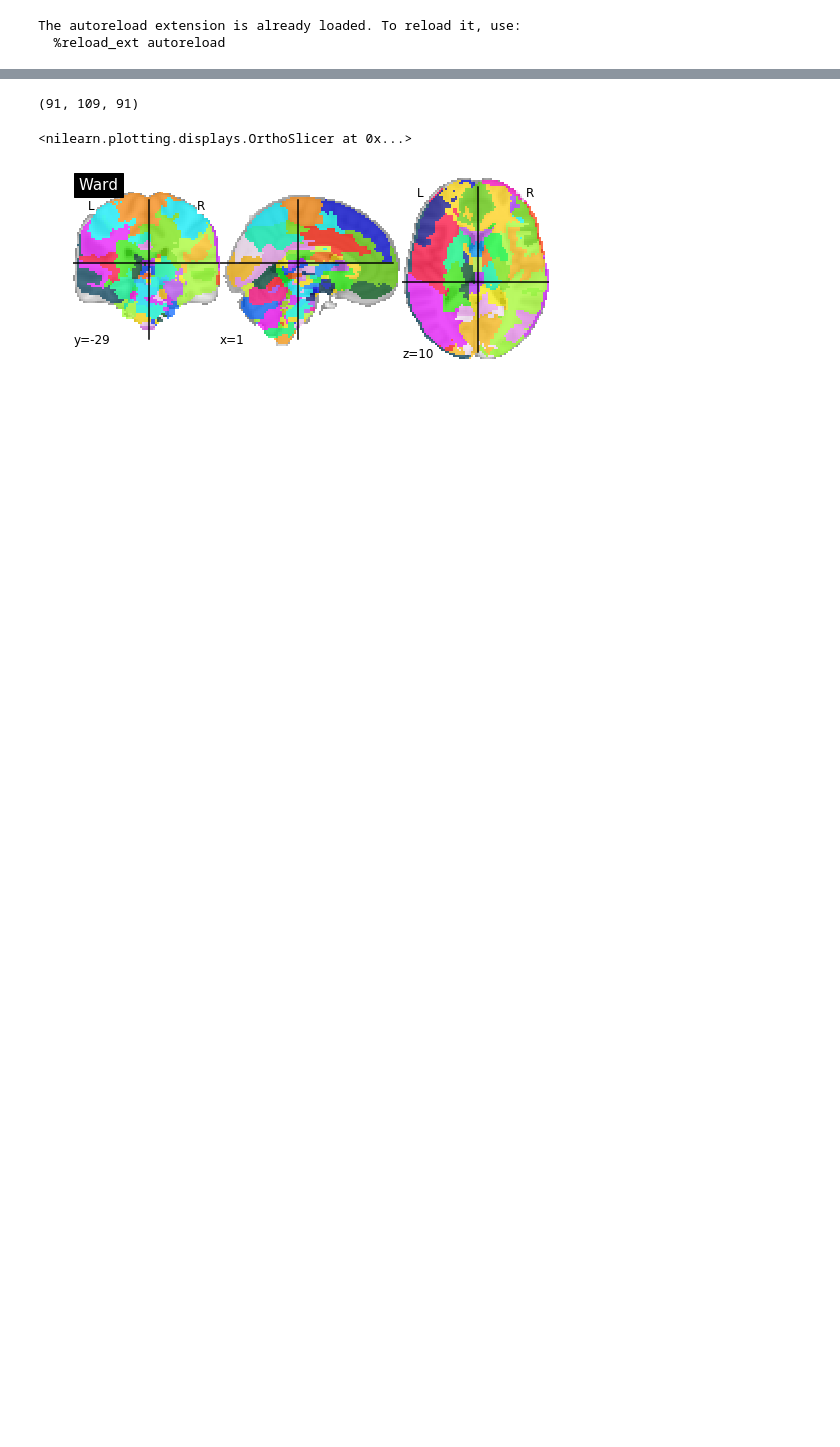
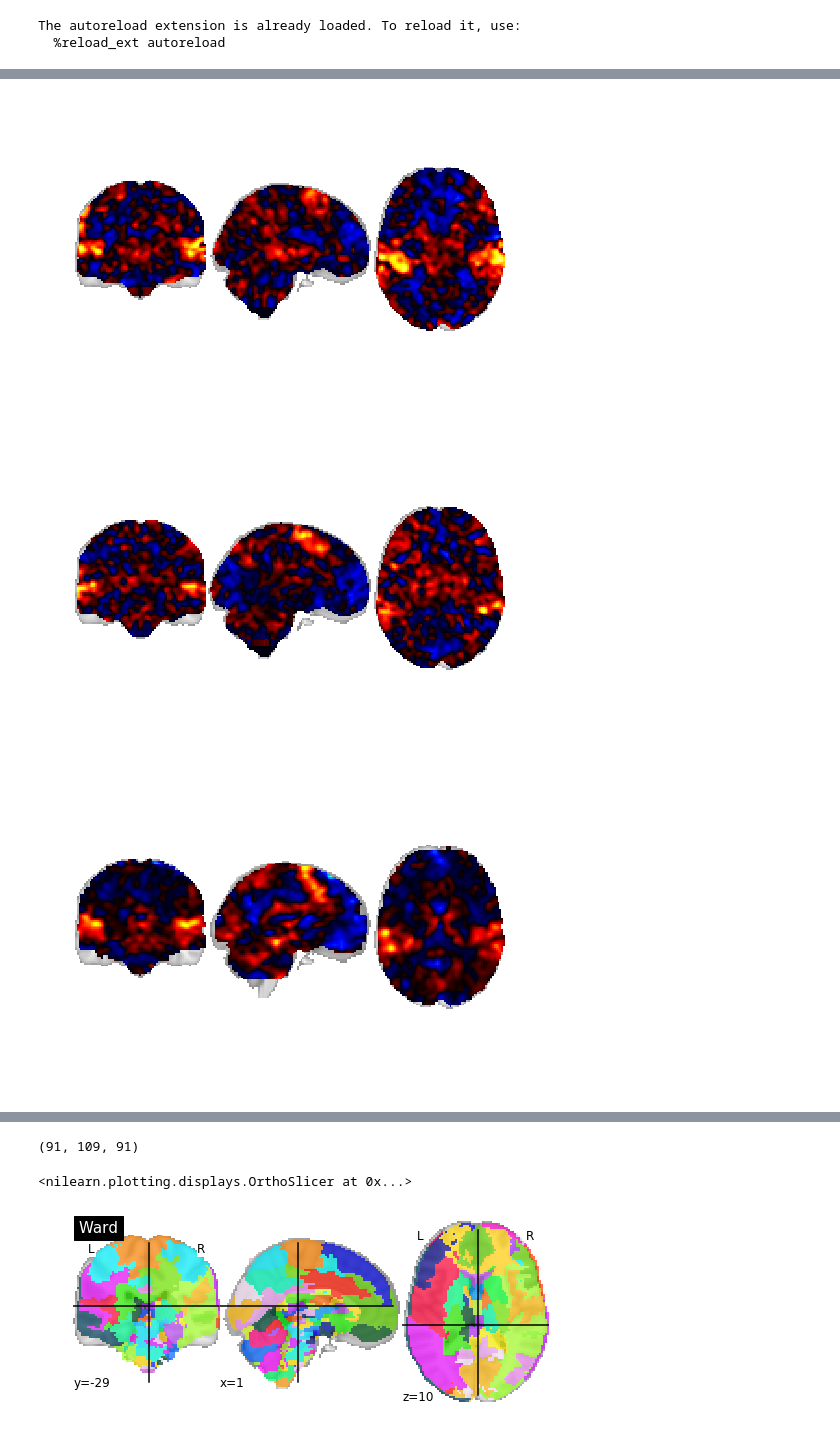
Before and after one commit to HarounH/brain_, a Jupyter notebook: gcn-explore.ipynb, the cells around one changed output, grey strips where cells are left out. Cells and saved outputs as stored; diff of their text form; code cells hidden in the pictures; blank space fills up the shorter version.

```diff
--- a/gcn-explore.ipynb
+++ b/gcn-explore.ipynb
@@ -39,0 +45,8 @@ The autoreload extension is already loaded. To reload it, use:
+# %%
+import pandas as pd
+df = pd.read_csv('/data/neurovault/dataframe.csv')
+# df.index[df.contrast == 'archi-speech'].tolist()
+for study in ['archi', 'la5c', 'camcan', 'hcp', 'brainomics']:
+    temp = df.loc[df.study == study]
+    nsubjs, nls, ndps = len(temp.subject.unique()), len(temp.contrast.unique()), temp.shape[0]
+    print('{}: subj={} labels={} datapoints={}'.format(study, nsubjs, nls, ndps))
@@ -39,0 +82,19 @@ The autoreload extension is already loaded. To reload it, use:
+# %%
+for i in [14, 18, 29197, 29223]:
+    fig = plt.figure()
+    plotting.plot_stat_map(
+        nibabel.load(df.iloc[i].z_map),
+        figure=fig,
+#         title="subject:{} label:{}".format(
+#             df.iloc[i].subject,
+#             '-'.join(df.iloc[i].contrast.split('-')[1:])
+#         ),
+        colorbar=False,
+        annotate=False,
+        draw_cross=False,
+    )
+# plt.title((df.iloc[i].contrast))#axs.set_title
+# %% [output]
+[figure, added]
+[figure, added]
+[figure, added]
```
Also changed, not shown: parts of 35 cells of this notebook, 26 other files.
